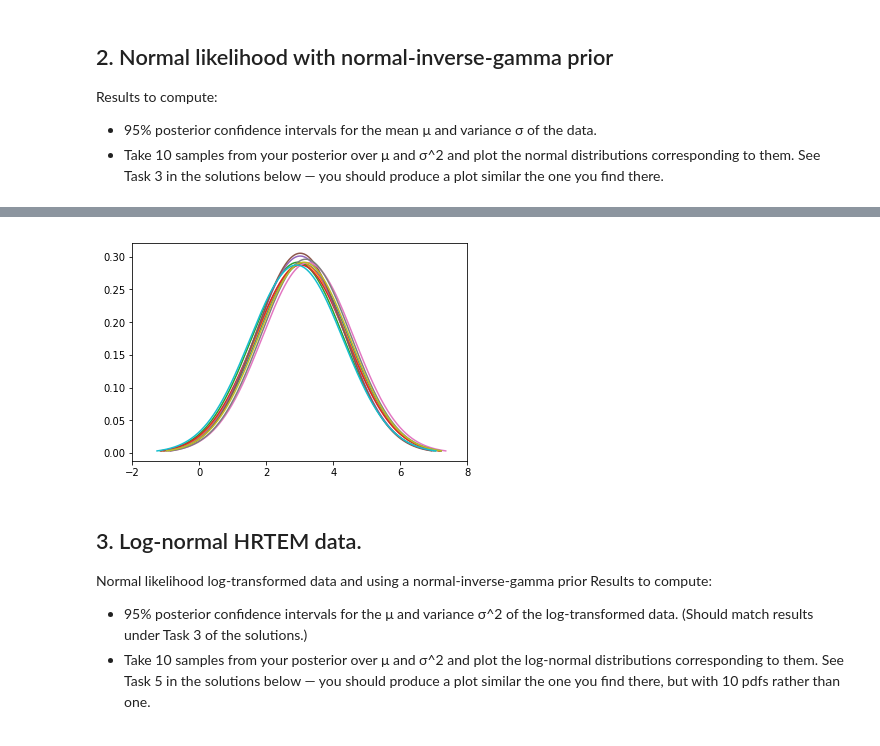
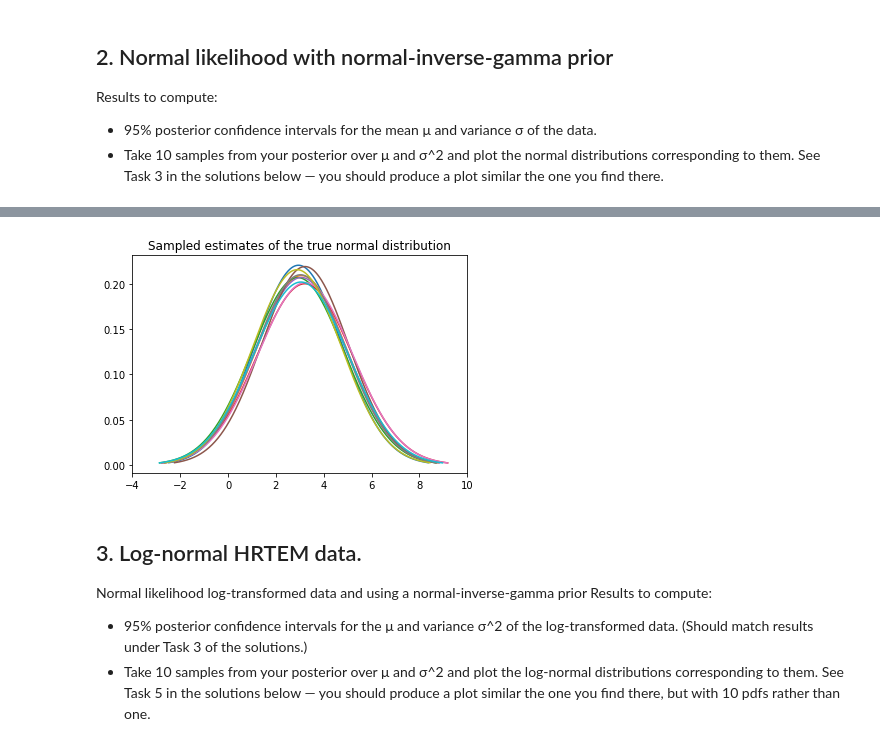
Before and after one commit to thetruejacob/CS146, a Jupyter notebook: Assignment 3/Assignment 3.ipynb, the cells around one changed output, grey strips where cells are left out. Drawn from its saved outputs; the diff is of its cells as text; code cells hidden in the pictures.

```diff
--- a/Assignment 3/Assignment 3.ipynb
+++ b/Assignment 3/Assignment 3.ipynb
@@ -17,7 +17,8 @@ import numpy as np
 import pystan
 import scipy
 
-waiting_times_day = pd.read_csv("https://course-resources.minerva.kgi.edu/uploaded_files/mke/00073825-8976/call-center.csv", header = None)
+waiting_times_day = pd.read_csv("https://course-resources.minerva.kgi.edu/uploaded_files/mke/00073825-8976/call-center.csv",
+                                header = None)
 
 current_time = 0
 waiting_times_per_hour = [[] for _ in range(24)]  # Make 24 empty lists, one per hour
@@ -25,9 +26,3 @@ for t in waiting_times_day.iloc[:,0]:
     current_hour = int(current_time // 60)
     current_time += t
     waiting_times_per_hour[current_hour].append(t)
-
-hour_index = 11
-waiting_times_hour = waiting_times_per_hour[hour_index]
-plt.hist(waiting_times_hour, bins=20)
-plt.title('Waiting times for hour %i' % hour_index)
-plt.show()
@@ -213,16 +138,17 @@ plt.hist(posterior_samples['y_pred'], bins=50, density=True)
 # %%
 import matplotlib.mlab as mlab
 
-x = np.random.choice(len(posterior_samples['mean_asdf']), 10)
-meanarr, sdarr = posterior_samples['mean_asdf'][x], np.sqrt(posterior_samples['variance_asdf'][x])
+x = np.random.choice(len(posterior_samples['mean1']), 10)
+meanarr, sdarr = posterior_samples['mean1'][x], np.sqrt(posterior_samples['var1'][x])
 for i in range(10):
     norm = np.linspace(meanarr[i] - 3*sdarr[i], meanarr[i] + 3*sdarr[i], 1000)
     plt.plot(norm, mlab.normpdf(norm, meanarr[i], sdarr[i] ))
 
-plt.xlim(-2, 8)
+plt.title('Sampled estimates of the true normal distribution')
+plt.xlim(-4, 10)
 plt.show()
 # %% [output]
-[figure, old version]
+[figure, new version]
 # %% [markdown]
 ## 3. Log-normal HRTEM data.
 Normal likelihood log-transformed data and using a normal-inverse-gamma prior
```
Also changed, not shown: parts of 20 cells of this notebook, 2 other files.
